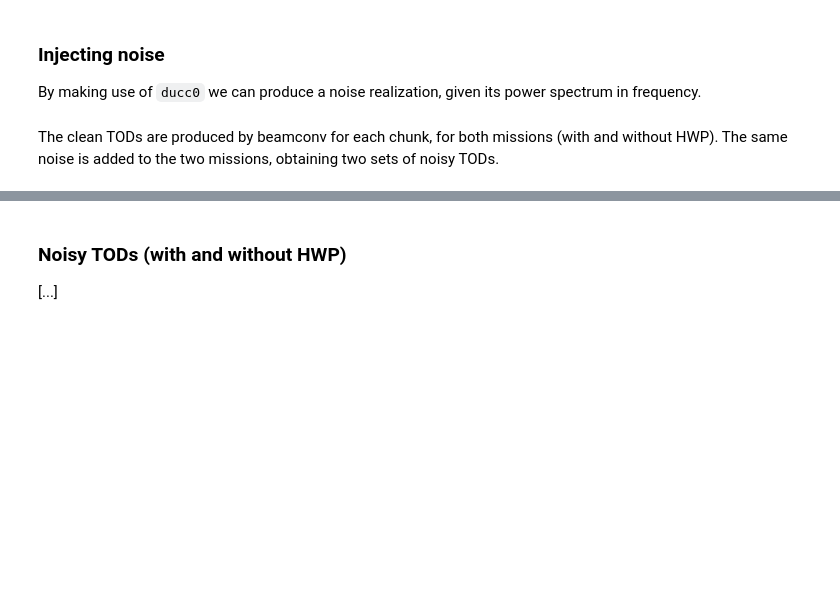
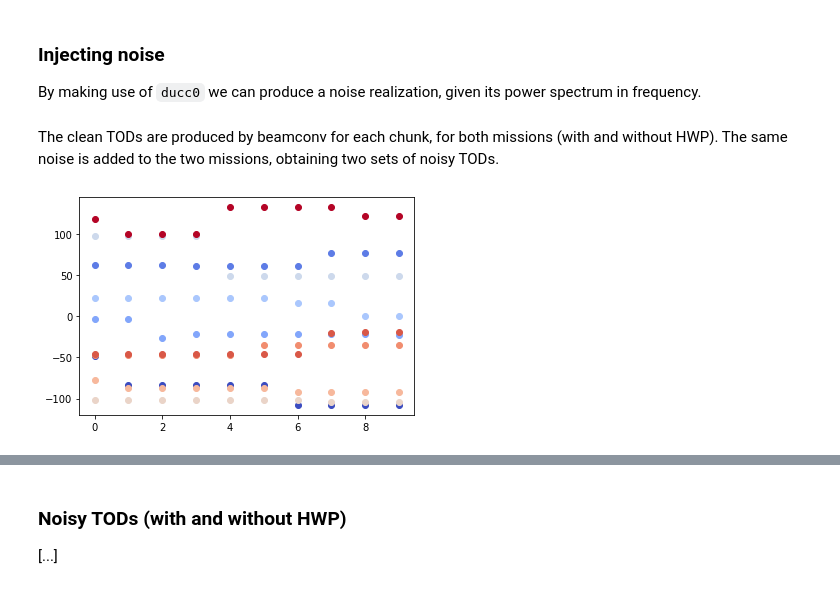
Before and after one commit to martamonelli/beamconv_tidy, a Jupyter notebook: beamconv/demo.ipynb, the cells around one changed output, grey strips where cells are left out. Cells and saved outputs as stored; diff of their text form; code cells hidden in the pictures; blank space fills up the shorter version.

```diff
--- a/beamconv/demo.ipynb
+++ b/beamconv/demo.ipynb
@@ -180,0 +197,14 @@ The clean TODs are produced by beamconv for each chunk, for both missions (with
+# %%
+plt.plot(ss.data(chunks_hwp[0],ss.beams[0][0],data_type='tod')[:10], 'o')
+plt.plot(ss.data(chunks_hwp[1],ss.beams[0][0],data_type='tod')[:10], 'o')
+plt.plot(ss.data(chunks_hwp[2],ss.beams[0][0],data_type='tod')[:10], 'o')
+plt.plot(ss.data(chunks_hwp[3],ss.beams[0][0],data_type='tod')[:10], 'o')
+plt.plot(ss.data(chunks_hwp[4],ss.beams[0][0],data_type='tod')[:10], 'o')
+plt.plot(ss.data(chunks_hwp[5],ss.beams[0][0],data_type='tod')[:10], 'o')
+plt.plot(ss.data(chunks_hwp[6],ss.beams[0][0],data_type='tod')[:10], 'o')
+plt.plot(ss.data(chunks_hwp[7],ss.beams[0][0],data_type='tod')[:10], 'o')
+plt.plot(ss.data(chunks_hwp[8],ss.beams[0][0],data_type='tod')[:10], 'o')
+plt.plot(ss.data(chunks_hwp[9],ss.beams[0][0],data_type='tod')[:10], 'o')
+plt.show()
+# %% [output]
+[figure, added]
```
Also changed, not shown: parts of 12 cells of this notebook, 1 other file.
